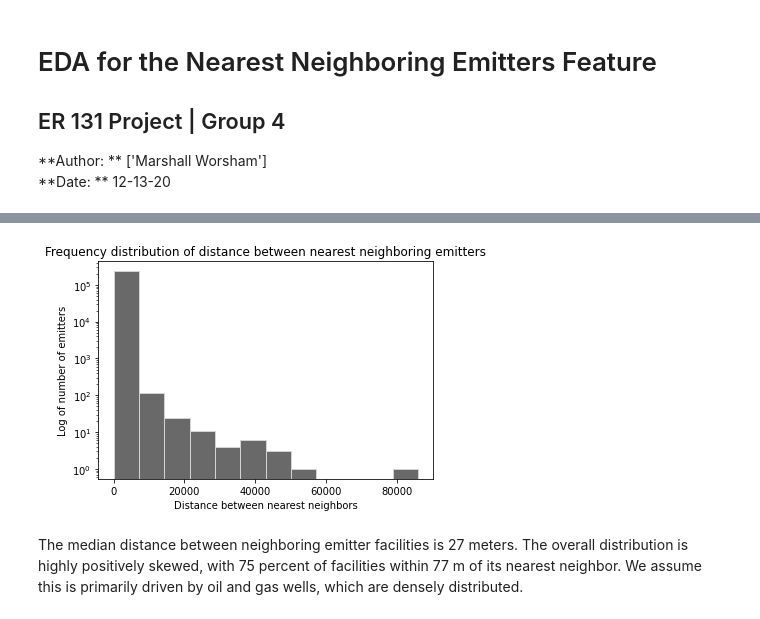
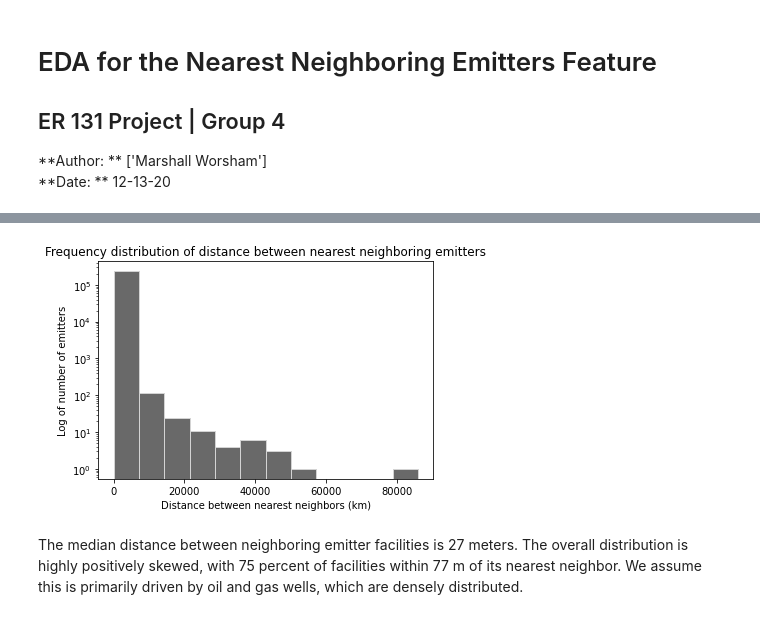
Before and after one commit to hikari-murayama/CA_ag_pollution, a Jupyter notebook: 00_Exploration_NearestEmitter.ipynb, the cells around one changed output, grey strips where cells are left out. Saved outputs shown, nothing was run; the diff lists cells and outputs as text; code cells hidden in the pictures.

```diff
--- a/00_Exploration_NearestEmitter.ipynb
+++ b/00_Exploration_NearestEmitter.ipynb
@@ -37,10 +37,10 @@ vista_nn.describe()
 # %%
 plt.hist(vista_nn.NN_Distance_m, bins = 12, color = 'dimgrey', edgecolor = 'lightgrey')
 plt.title('Frequency distribution of distance between nearest neighboring emitters')
-plt.xlabel('Distance between nearest neighbors')
+plt.xlabel('Distance between nearest neighbors (km)')
 plt.ylabel('Log of number of emitters')
 plt.yscale('log')
 # %% [output]
-[figure, old version]
+[figure, new version]
 # %% [markdown]
 The median distance between neighboring emitter facilities is 27 meters. The overall distribution is highly positively skewed, with 75 percent of facilities within 77 m of its nearest neighbor. We assume this is primarily driven by oil and gas wells, which are densely distributed.
```
